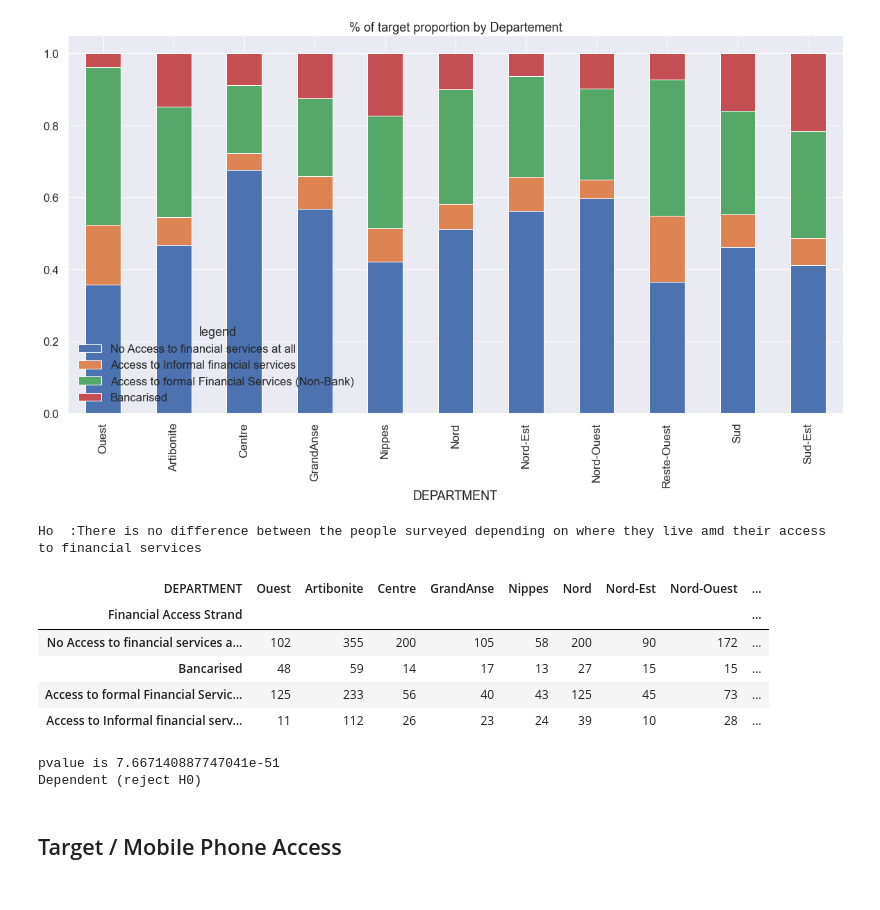
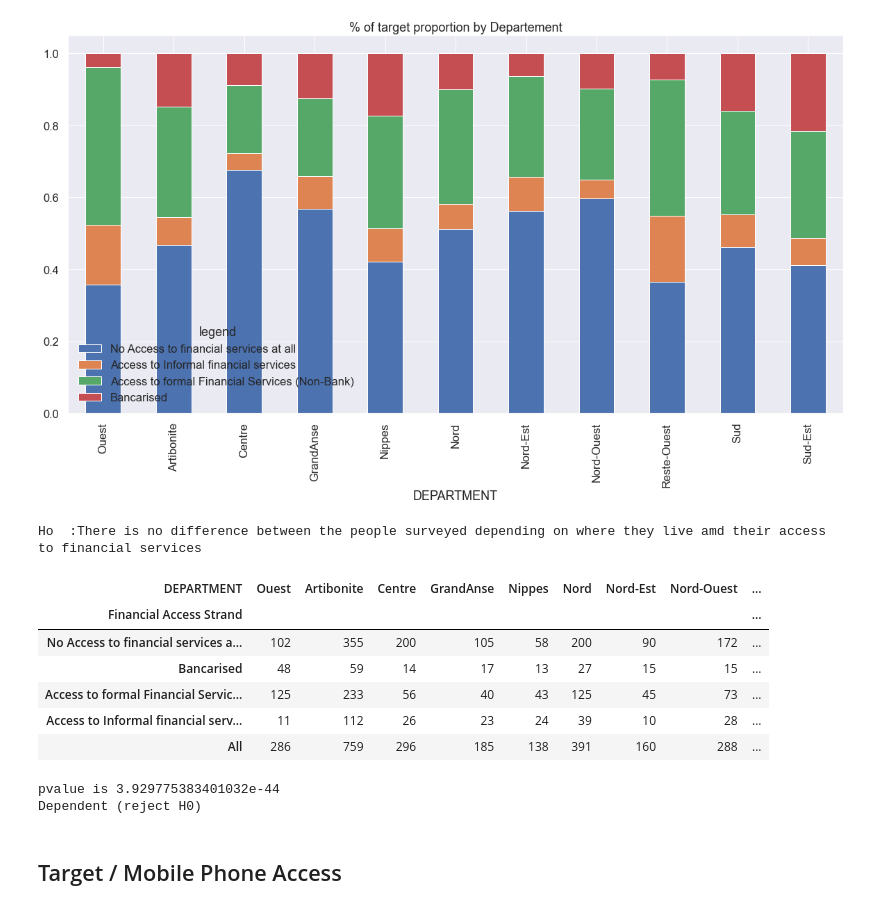
Before and after one commit to VIP509/Finance-Inclusion-1, a Jupyter notebook: Financial Inclusion EDA.ipynb, the cells around one changed output. Saved outputs shown, nothing was run; the diff lists cells and outputs as text; code cells hidden in the pictures.

```diff
--- a/Financial Inclusion EDA.ipynb
+++ b/Financial Inclusion EDA.ipynb
@@ -550,25 +604,26 @@ fig.set_size_inches(20, 10)
 # %% [output]
 [figure]
 # %%
-dp_table = pd.crosstab(df1['Financial Access Strand'],df1['DEPARTMENT'],margins = False)
+dp_table = pd.crosstab(df1['Financial Access Strand'],df1['DEPARTMENT'],margins = True)
 print('Ho  :There is no difference between the people surveyed depending on where they live amd their access to financial services')
 display(dp_table.rename( index = ano,columns=p))
 stat, pvalue, dof, expected = chi2_contingency(dp_table)
 alpha = 0.05
 print("pvalue is " + str(pvalue))
 if pvalue <= alpha:
     print('Dependent (reject H0)')
 else:
     print('Independent (H0 holds true)')
 # %% [output]
 Ho  :There is no difference between the people surveyed depending on where they live amd their access to financial services
 | DEPARTMENT | Ouest | Artibonite | Centre | GrandAnse | Nippes | Nord | Nord-Est | Nord-Ouest | ... |
 | Financial Access Strand |  |  |  |  |  |  |  |  | ... |
 | No Access to financial services a... | 102 | 355 | 200 | 105 | 58 | 200 | 90 | 172 | ... |
 | Bancarised | 48 | 59 | 14 | 17 | 13 | 27 | 15 | 15 | ... |
 | Access to formal Financial Servic... | 125 | 233 | 56 | 40 | 43 | 125 | 45 | 73 | ... |
 | Access to Informal financial serv... | 11 | 112 | 26 | 23 | 24 | 39 | 10 | 28 | ... |
+| All | 286 | 759 | 296 | 185 | 138 | 391 | 160 | 288 | ... |
-pvalue is 7.667140887747041e-51
+pvalue is 3.929775383401032e-44
 Dependent (reject H0)
 # %% [markdown]
 ## Target / Mobile Phone Access
```
Also changed, not shown: parts of 18 cells of this notebook, 2 other files.
